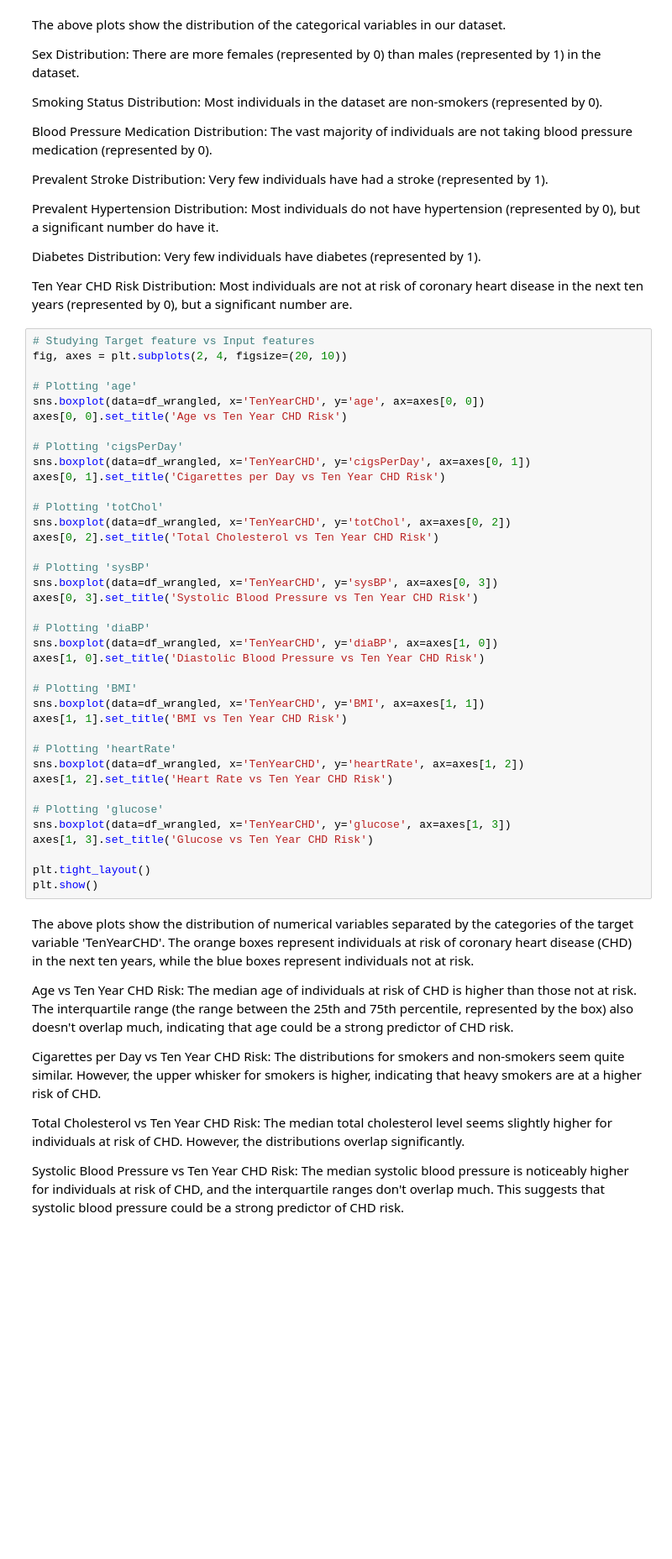
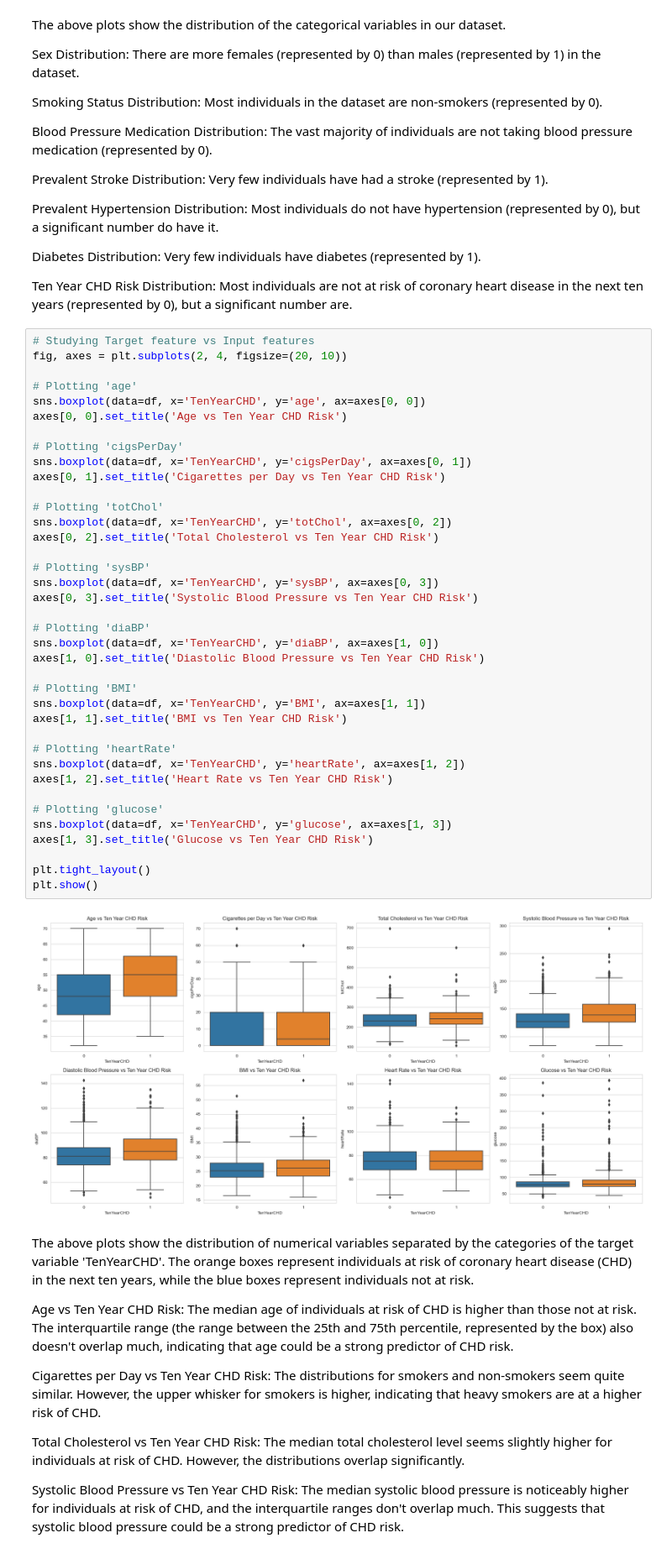
Before and after one commit to sudhir-singh94/Classification_Cardiovascular_Risk, a Jupyter notebook: Classification_Cardiovascular_Risk.ipynb, the cells around one changed output. Shown at 84% size. Cells and saved outputs as stored; diff of their text form; blank space fills up the shorter version.

```diff
--- a/Classification_Cardiovascular_Risk.ipynb
+++ b/Classification_Cardiovascular_Risk.ipynb
@@ -300,41 +329,43 @@ Ten Year CHD Risk Distribution: Most individuals are not at risk of coronary hea
 # %%
 # Studying Target feature vs Input features
 fig, axes = plt.subplots(2, 4, figsize=(20, 10))
 
 # Plotting 'age'
-sns.boxplot(data=df_wrangled, x='TenYearCHD', y='age', ax=axes[0, 0])
+sns.boxplot(data=df, x='TenYearCHD', y='age', ax=axes[0, 0])
 axes[0, 0].set_title('Age vs Ten Year CHD Risk')
 
 # Plotting 'cigsPerDay'
-sns.boxplot(data=df_wrangled, x='TenYearCHD', y='cigsPerDay', ax=axes[0, 1])
+sns.boxplot(data=df, x='TenYearCHD', y='cigsPerDay', ax=axes[0, 1])
 axes[0, 1].set_title('Cigarettes per Day vs Ten Year CHD Risk')
 
 # Plotting 'totChol'
-sns.boxplot(data=df_wrangled, x='TenYearCHD', y='totChol', ax=axes[0, 2])
+sns.boxplot(data=df, x='TenYearCHD', y='totChol', ax=axes[0, 2])
 axes[0, 2].set_title('Total Cholesterol vs Ten Year CHD Risk')
 
 # Plotting 'sysBP'
-sns.boxplot(data=df_wrangled, x='TenYearCHD', y='sysBP', ax=axes[0, 3])
+sns.boxplot(data=df, x='TenYearCHD', y='sysBP', ax=axes[0, 3])
 axes[0, 3].set_title('Systolic Blood Pressure vs Ten Year CHD Risk')
 
 # Plotting 'diaBP'
-sns.boxplot(data=df_wrangled, x='TenYearCHD', y='diaBP', ax=axes[1, 0])
+sns.boxplot(data=df, x='TenYearCHD', y='diaBP', ax=axes[1, 0])
 axes[1, 0].set_title('Diastolic Blood Pressure vs Ten Year CHD Risk')
 
 # Plotting 'BMI'
-sns.boxplot(data=df_wrangled, x='TenYearCHD', y='BMI', ax=axes[1, 1])
+sns.boxplot(data=df, x='TenYearCHD', y='BMI', ax=axes[1, 1])
 axes[1, 1].set_title('BMI vs Ten Year CHD Risk')
 
 # Plotting 'heartRate'
-sns.boxplot(data=df_wrangled, x='TenYearCHD', y='heartRate', ax=axes[1, 2])
+sns.boxplot(data=df, x='TenYearCHD', y='heartRate', ax=axes[1, 2])
 axes[1, 2].set_title('Heart Rate vs Ten Year CHD Risk')
 
 # Plotting 'glucose'
-sns.boxplot(data=df_wrangled, x='TenYearCHD', y='glucose', ax=axes[1, 3])
+sns.boxplot(data=df, x='TenYearCHD', y='glucose', ax=axes[1, 3])
 axes[1, 3].set_title('Glucose vs Ten Year CHD Risk')
 
 plt.tight_layout()
 plt.show()
+# %% [output]
+[figure, added]
 # %% [markdown]
 The above plots show the distribution of numerical variables separated by the categories of the target variable 'TenYearCHD'. The orange boxes represent individuals at risk of coronary heart disease (CHD) in the next ten years, while the blue boxes represent individuals not at risk.
 
```
Also changed, not shown: parts of 55 cells of this notebook.
